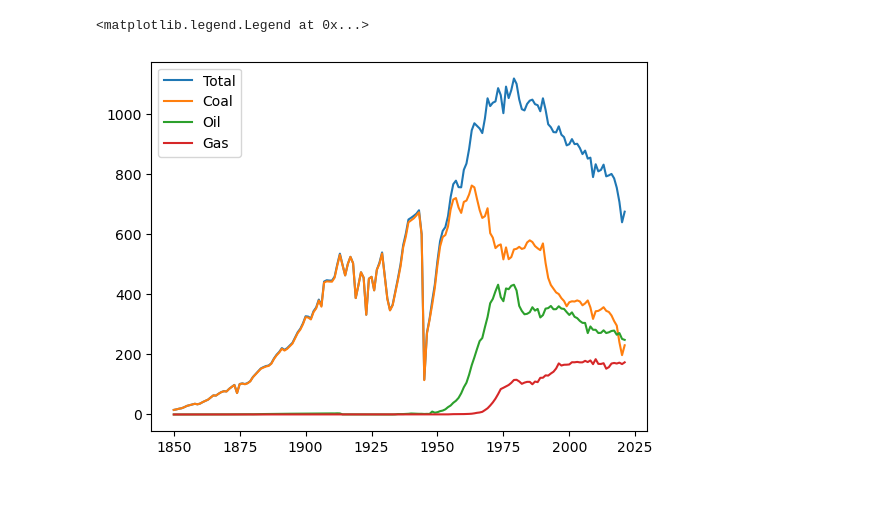
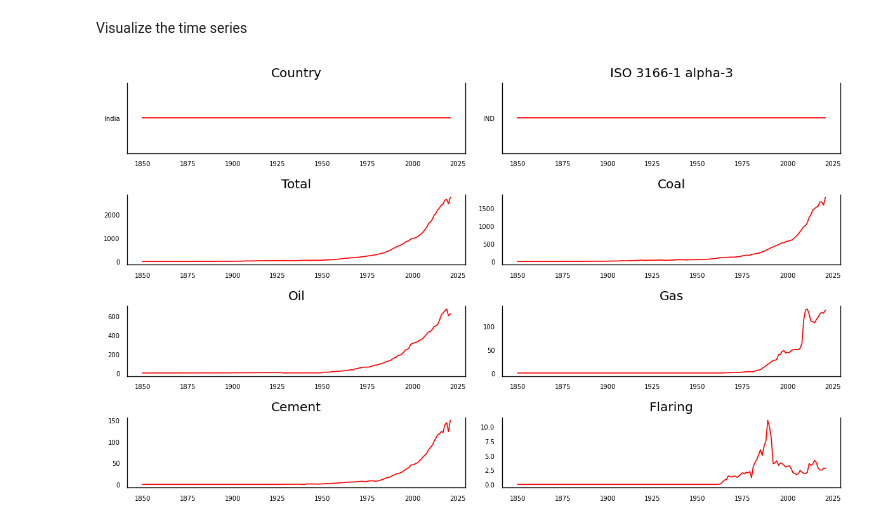
Before and after one commit to danilogiarlini/Global-CO2-Emission-Forecasting, a Jupyter notebook: arima_model.ipynb, the cells around one changed output. Drawn from its saved outputs; the diff is of its cells as text; code cells hidden in the pictures; blank space fills up the shorter version.

Commit message:
added some plots

```diff
--- a/arima_model.ipynb
+++ b/arima_model.ipynb
@@ -49,14 +46,0 @@ Visualize the time series
-# %%
-# Plot
-fig, axes = plt.subplots(nrows=4, ncols=2, dpi=120, figsize=(10,6))
-for i, ax in enumerate(axes.flatten()):
-    data = df_ger[df_ger.columns[i]]
-    ax.plot(data, color='red', linewidth=1)
-    # Decorations
-    ax.set_title(df_ger.columns[i])
-    ax.xaxis.set_ticks_position('none')
-    ax.yaxis.set_ticks_position('none')
-    ax.spines["top"].set_alpha(0)
-    ax.tick_params(labelsize=6)
-
-plt.tight_layout();
@@ -65,19 +47,18 @@ plt.tight_layout();
-# %%
-plt.figure()
-
-x = df_ger.index
-y1 = df_ger['Total']
-y2 = df_ger['Coal']
-y3 = df_ger['Oil']
-y4 = df_ger['Gas']
-
-plt.plot(x,y1)
-plt.plot(x,y2)
-plt.plot(x,y3)
-plt.plot(x,y4)
-
-
-plt.legend(['Total', 'Coal', 'Oil', 'Gas'])
-# %% [output]
-<matplotlib.legend.Legend at 0x...>
-[figure, removed]
+# %% [markdown]
+Visualize the time series
+# %%
+# Plot
+fig, axes = plt.subplots(nrows=4, ncols=2, dpi=120, figsize=(10,6))
+for i, ax in enumerate(axes.flatten()):
+    data = df[df.columns[i]]
+    ax.plot(data, color='red', linewidth=1)
+    # Decorations
+    ax.set_title(df.columns[i])
+    ax.xaxis.set_ticks_position('none')
+    ax.yaxis.set_ticks_position('none')
+    ax.spines["top"].set_alpha(0)
+    ax.tick_params(labelsize=6)
+
+plt.tight_layout();
+# %% [output]
+[figure, added]
```
Also changed, not shown: parts of 7 cells of this notebook.
